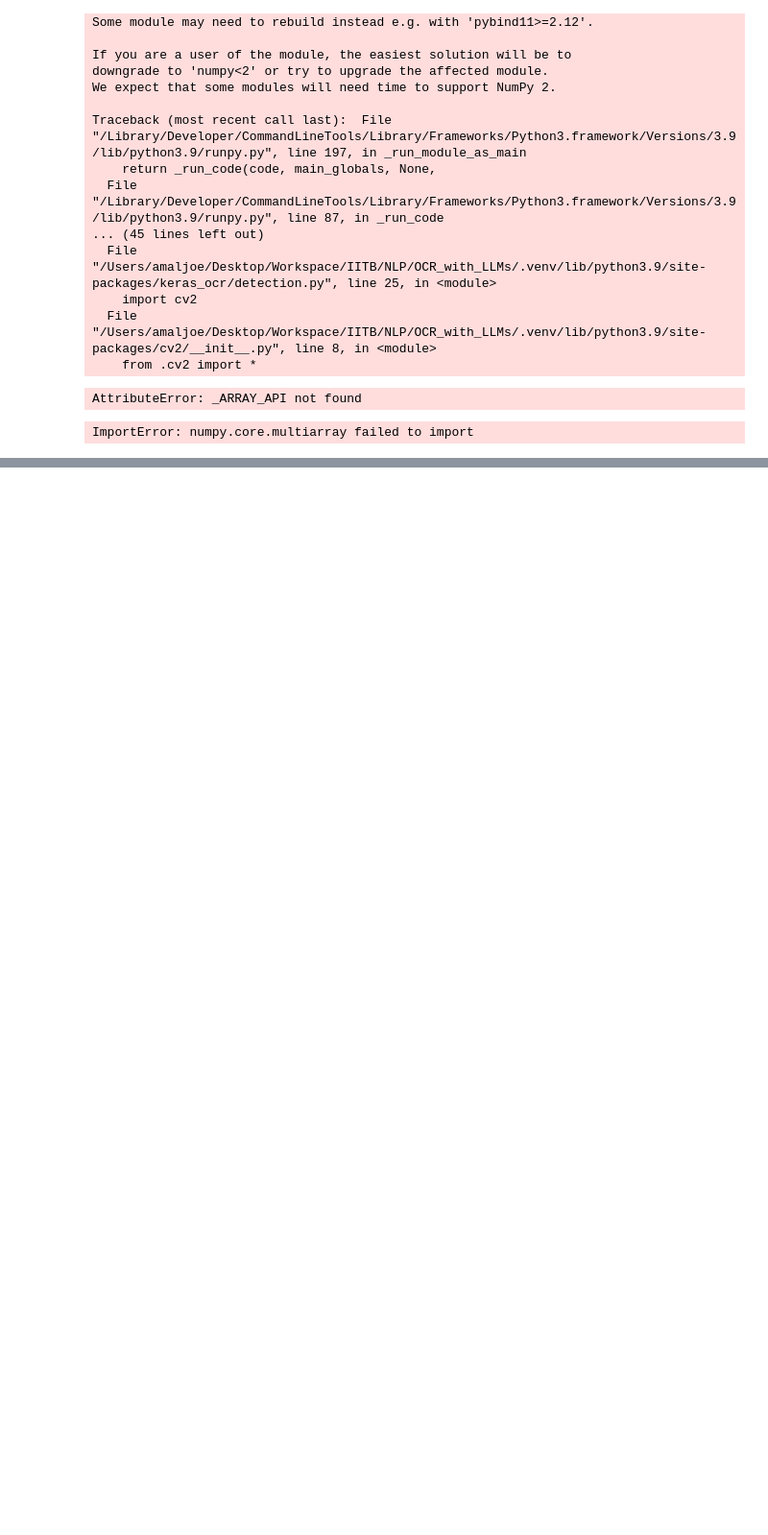
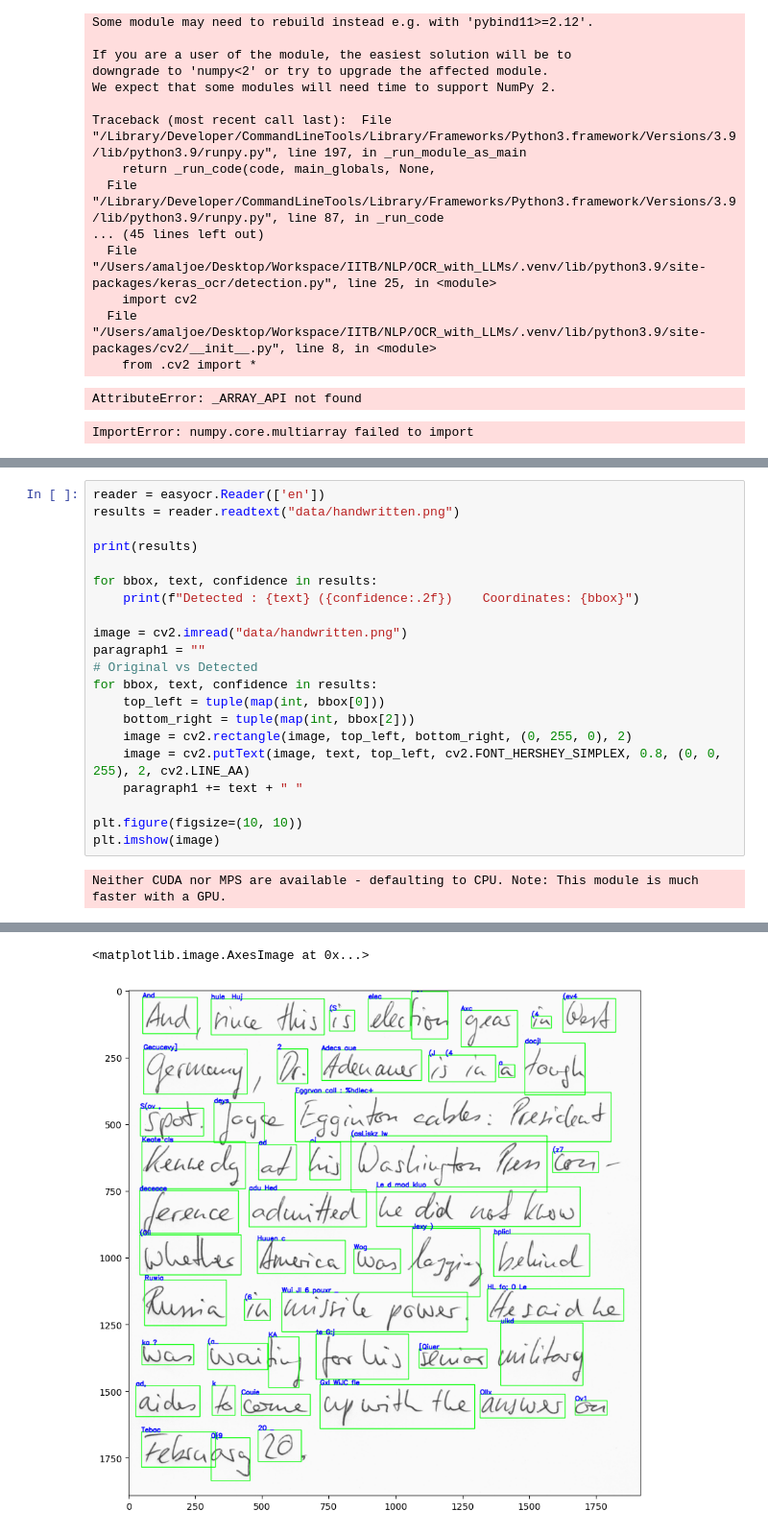
Before and after one commit to amaljoe/OCR_with_LLMs, a Jupyter notebook: preprocess.ipynb, the cells around one changed output, grey strips where cells are left out. Shown at 96% size. Saved outputs shown, nothing was run; the diff lists cells and outputs as text; blank space fills up the shorter version.

Commit message:
tried easyocr and pytesseract

```diff
--- a/preprocess.ipynb
+++ b/preprocess.ipynb
@@ -57,0 +66,23 @@ ImportError: numpy.core.multiarray failed to import
+# %%
+reader = easyocr.Reader(['en'])
+results = reader.readtext("data/handwritten.png")
+
+print(results)
+
+for bbox, text, confidence in results:
+    print(f"Detected : {text} ({confidence:.2f})    Coordinates: {bbox}")
+
+image = cv2.imread("data/handwritten.png")
+paragraph1 = ""
+# Original vs Detected
+for bbox, text, confidence in results:
+    top_left = tuple(map(int, bbox[0]))
+    bottom_right = tuple(map(int, bbox[2]))
+    image = cv2.rectangle(image, top_left, bottom_right, (0, 255, 0), 2)
+    image = cv2.putText(image, text, top_left, cv2.FONT_HERSHEY_SIMPLEX, 0.8, (0, 0, 255), 2, cv2.LINE_AA)
+    paragraph1 += text + " "
+
+plt.figure(figsize=(10, 10))
+plt.imshow(image)
+# %% [output]
+Neither CUDA nor MPS are available - defaulting to CPU. Note: This module is much faster with a GPU.
@@ -57,0 +106,2 @@ ImportError: numpy.core.multiarray failed to import
+<matplotlib.image.AxesImage at 0x...>
+[figure, added]
```
Also changed, not shown: parts of 5 cells of this notebook, 3 other files.
